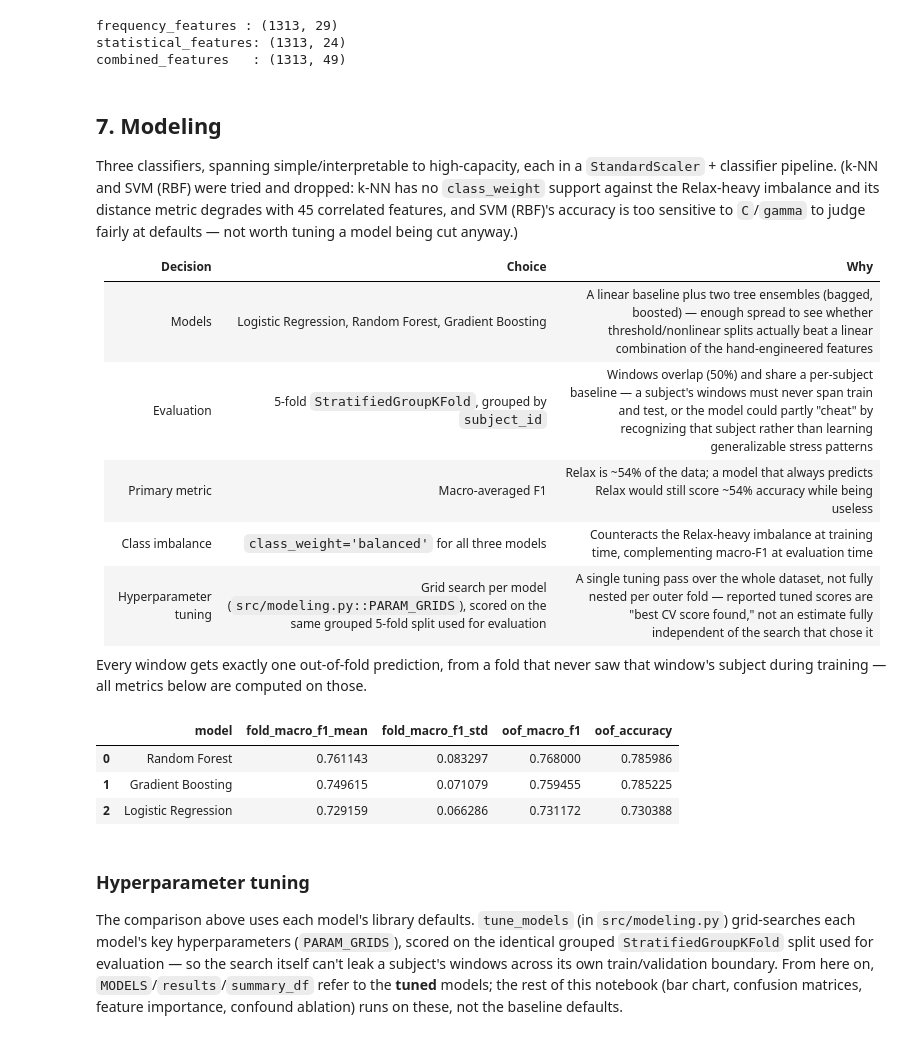
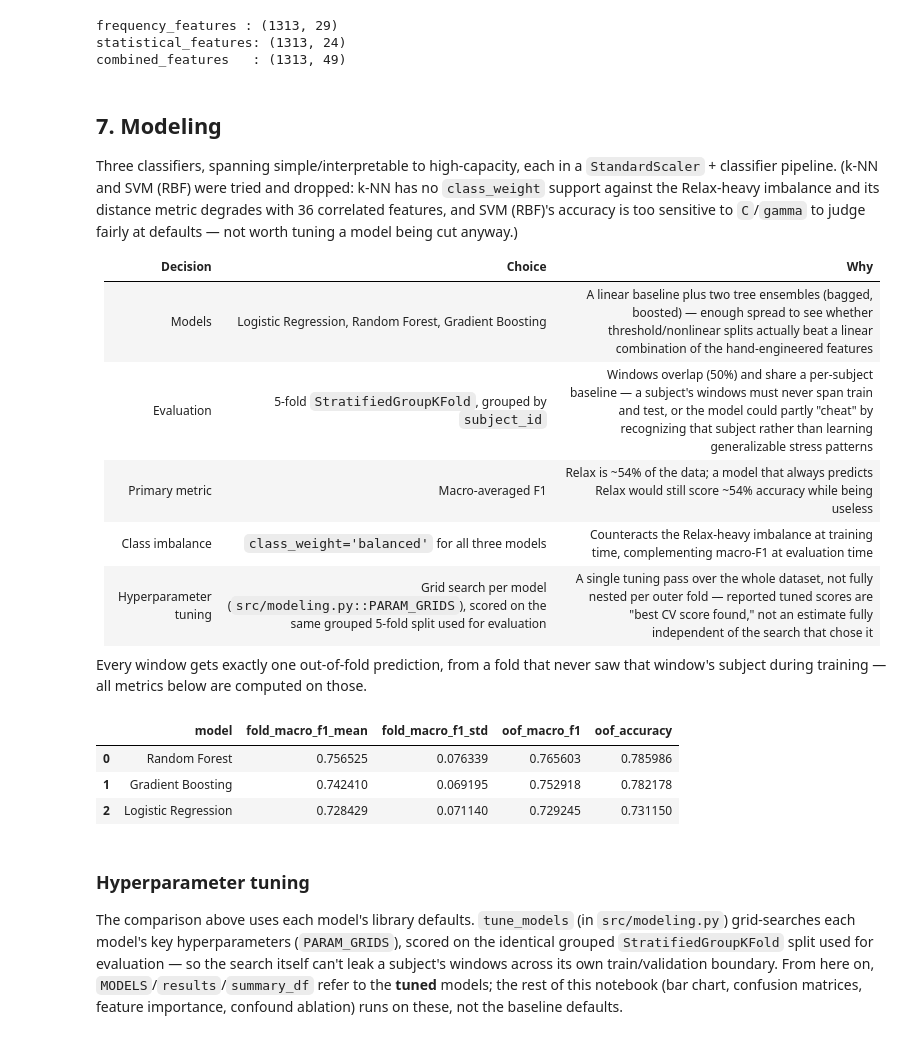
Before and after one commit to Nesa002/biosignal-stress-classification, a Jupyter notebook: notebooks/thesis_overview.ipynb, the cells around one changed output. Saved outputs shown, nothing was run; the diff lists cells and outputs as text; code cells hidden in the pictures.

```diff
--- a/notebooks/thesis_overview.ipynb
+++ b/notebooks/thesis_overview.ipynb
@@ -322,7 +322,7 @@ combined_features   : (1313, 49)
 # %% [markdown]
 ## 7. Modeling
 
-Three classifiers, spanning simple/interpretable to high-capacity, each in a `StandardScaler` + classifier pipeline. (k-NN and SVM (RBF) were tried and dropped: k-NN has no `class_weight` support against the Relax-heavy imbalance and its distance metric degrades with 45 correlated features, and SVM (RBF)'s accuracy is too sensitive to `C`/`gamma` to judge fairly at defaults — not worth tuning a model being cut anyway.)
+Three classifiers, spanning simple/interpretable to high-capacity, each in a `StandardScaler` + classifier pipeline. (k-NN and SVM (RBF) were tried and dropped: k-NN has no `class_weight` support against the Relax-heavy imbalance and its distance metric degrades with 36 correlated features, and SVM (RBF)'s accuracy is too sensitive to `C`/`gamma` to judge fairly at defaults — not worth tuning a model being cut anyway.)
 
 | Decision | Choice | Why |
 |---|---|---|
@@ -335,26 +335,30 @@ Three classifiers, spanning simple/interpretable to high-capacity, each in a `St
 Every window gets exactly one out-of-fold prediction, from a fold that never saw that window's subject during training — all metrics below are computed on those.
 # %%
 METADATA_COLUMNS = ['window_index', 'label', 'start_time', 'subject_id']
-FEATURE_COLUMNS = [c for c in combined_features_df.columns if c not in METADATA_COLUMNS]
+LOW_IMPORTANCE_COLUMNS = [
+    'acc_total_power', 'eda_total_power', 'spo2_dominant_frequency', 'acc_postural_power',
+    'eda_skewness', 'hr_lf_power', 'hr_dominant_frequency', 'eda_dominant_frequency', 'temp_dominant_frequency',
+]  # <=0 permutation importance -- shuffling them doesn't hurt (or slightly helps) the model
+FEATURE_COLUMNS = [c for c in combined_features_df.columns if c not in METADATA_COLUMNS + LOW_IMPORTANCE_COLUMNS]
 
 X = combined_features_df[FEATURE_COLUMNS]
 y = combined_features_df['label']
 groups = combined_features_df['subject_id']
 
 MODELS = build_models()
 baseline_results = run_cv(X, y, groups, MODELS)
 
 baseline_summary_df = pd.DataFrame([
     {'model': name, 'fold_macro_f1_mean': r['fold_macro_f1_mean'], 'fold_macro_f1_std': r['fold_macro_f1_std'],
      'oof_macro_f1': r['oof_macro_f1'], 'oof_accuracy': r['oof_accuracy']}
     for name, r in baseline_results.items()
 ]).sort_values('oof_macro_f1', ascending=False).reset_index(drop=True)
 baseline_summary_df
 # %% [output]
 |  | model | fold_macro_f1_mean | fold_macro_f1_std | oof_macro_f1 | oof_accuracy |
-| 0 | Random Forest | 0.761143 | 0.083297 | 0.768000 | 0.785986 |
-| 1 | Gradient Boosting | 0.749615 | 0.071079 | 0.759455 | 0.785225 |
-| 2 | Logistic Regression | 0.729159 | 0.066286 | 0.731172 | 0.730388 |
+| 0 | Random Forest | 0.756525 | 0.076339 | 0.765603 | 0.785986 |
+| 1 | Gradient Boosting | 0.742410 | 0.069195 | 0.752918 | 0.782178 |
+| 2 | Logistic Regression | 0.728429 | 0.071140 | 0.729245 | 0.731150 |
 # %% [markdown]
 ### Hyperparameter tuning
 
```
Also changed, not shown: parts of 5 cells of this notebook, 1 other file.
